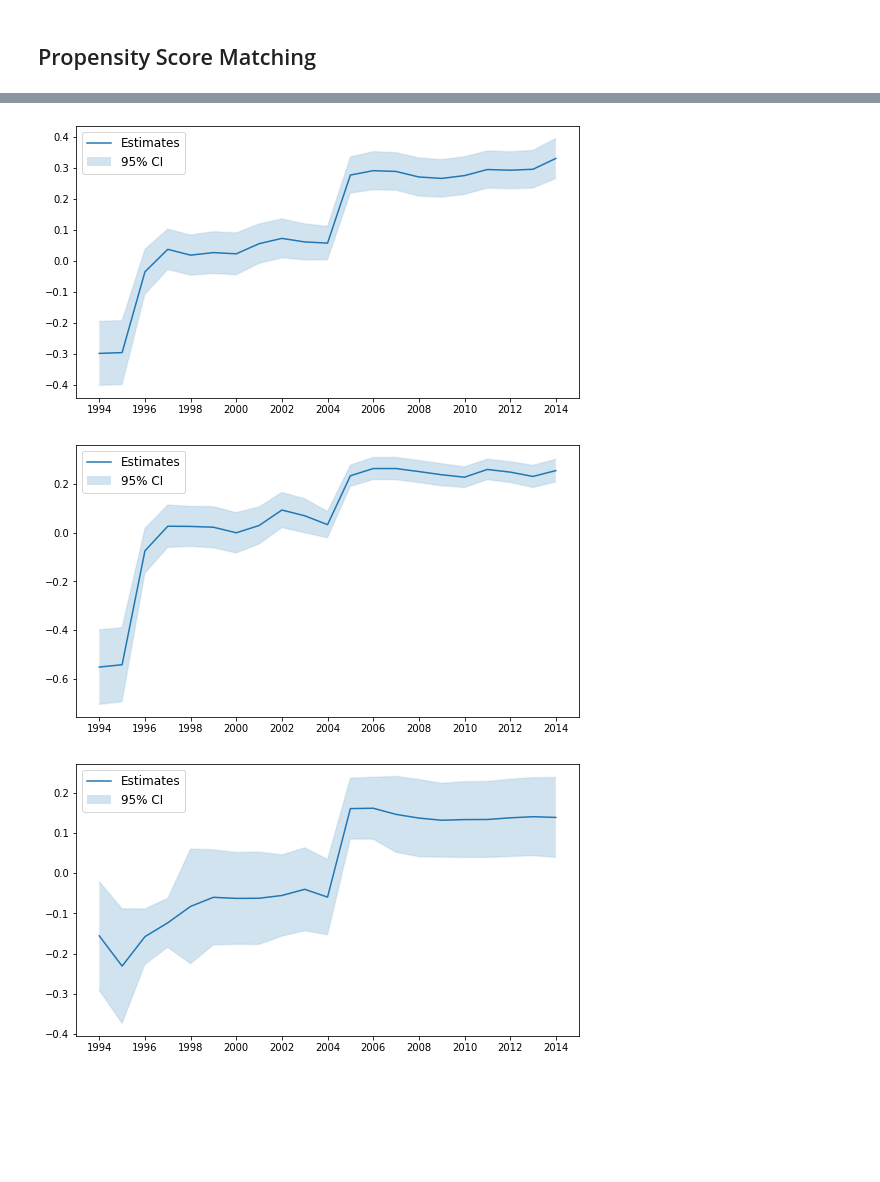
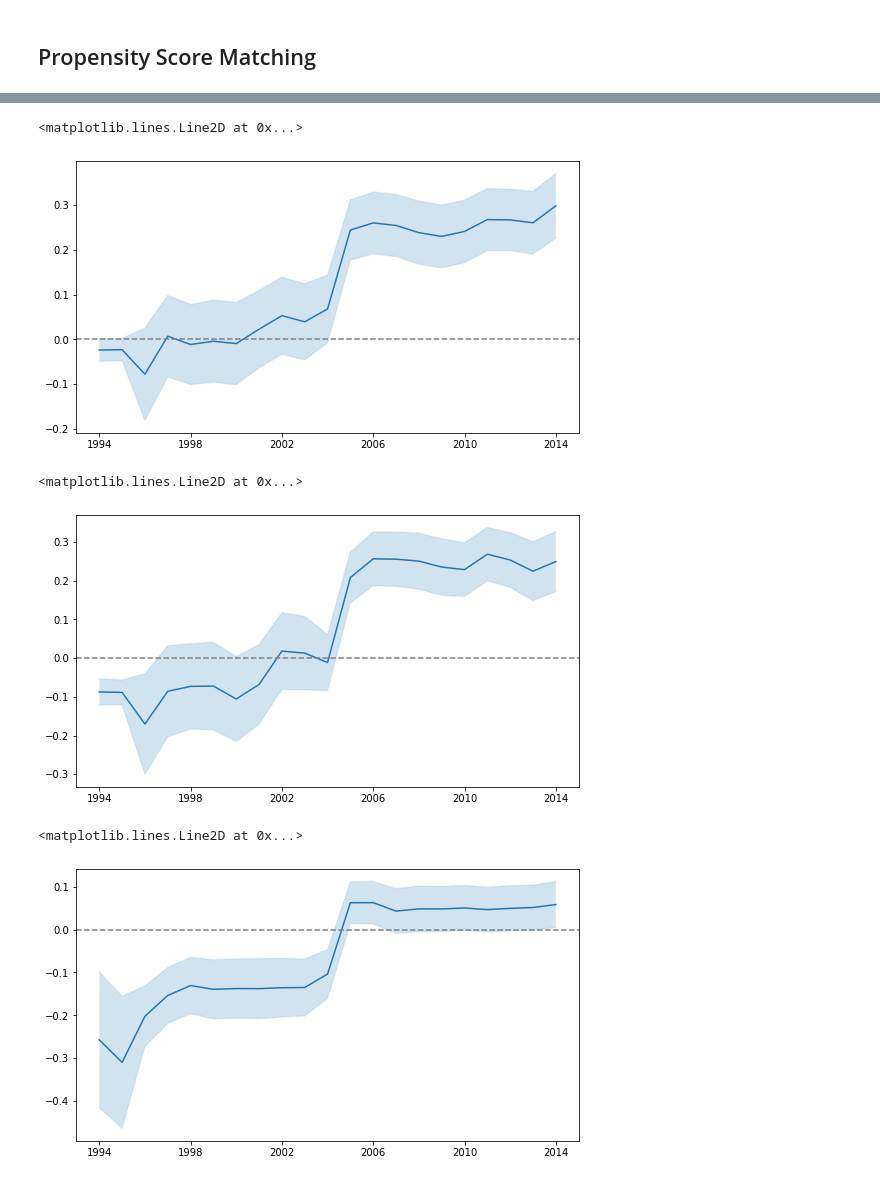
Before and after one commit to oooyiyangc/econ-honor-thesis, a Jupyter notebook: analysis/build/panel.ipynb, the cells around one changed output, grey strips where cells are left out. Drawn from its saved outputs; the diff is of its cells as text; code cells hidden in the pictures; blank space fills up the shorter version.

```diff
--- a/analysis/build/panel.ipynb
+++ b/analysis/build/panel.ipynb
@@ -86,0 +211,3 @@ data_change.head()
+# %%
+data_change = data_change[np.invert(data_change["GEOFIPS"].isin(outlier_geofips))]
+data_change.shape
@@ -320,7 +471,7 @@ plot_trend_over_time(y="INTEREST")
 from sklearn.linear_model import LogisticRegression
 from sklearn.neighbors import NearestNeighbors
 # %%
-def generate_df(data_change, population_featurized, cutoff=[0.2, 0.8]):
+def generate_df(data_change, population_featurized, cutoff=GLOBAL_CUTOFF):
     gini_ranking = np.array(data_change.groupby("GEOFIPS")["GINI"].mean().sort_values().index)
     high_gini_counties = gini_ranking[round(len(gini_ranking) * cutoff[1]):]
     low_gini_counties = gini_ranking[:round(len(gini_ranking) * cutoff[0])]
@@ -429,5 +590,5 @@ data_change_matched
 # %%
-def evaluate_psm(data_change_matched, y="AGI", cutoff=[0.5, 0.5], time_effects=True, entity_effects=True, show_result=True):
+def evaluate_psm(data_change_matched, y="AGI", time_effects=True, entity_effects=True, show_result=True):
     df_merged = data_change_matched.copy()
     aggregate_variable = "AGGREGATE_" + y
 #     df_merged["AGGREGATE_TAXABLE_TOTAL*HIGH_GINI"] = df_merged["AGGREGATE_TAXABLE_TOTAL"] * df_merged["HIGH_GINI"]
@@ -530,10 +754,10 @@ AGGREGATE_AGI*HIGH_GINI     0.3346     0.0173     19.358     0.0000      0.3007
 # %%
-def plot_trend_over_time_psm(y="AGI", interval=10, time_effects=True, entity_effects=True):
+def plot_trend_over_time_psm(y="AGI", interval=10, time_effects=True, entity_effects=True, ax=None):
     coeffs = []
     stds = []
     for year in range(1989, 2010):
         data_subset = data_change_matched[(data_change_matched["YEAR"] >= year) & (data_change_matched["YEAR"] <= year+10)]
-        coeff, std = evaluate_psm(data_subset, y=y, cutoff=[0.2, 0.8], time_effects=time_effects, entity_effects=entity_effects, show_result=False)
+        coeff, std = evaluate_psm(data_subset, y=y, time_effects=time_effects, entity_effects=entity_effects, show_result=False)
         coeffs.append(coeff)
         stds.append(std)
 
@@ -547,12 +771,13 @@ def plot_trend_over_time_psm(y="AGI", interval=10, time_effects=True, entity_eff
     upper = np.array(coeffs) + 1.96 * np.array(stds)
 
     # Draw plot with error band and extra formatting to match seaborn style
-    fig, ax = plt.subplots(figsize=(9,5))
+    if not ax:
+        fig, ax = plt.subplots(figsize=(9,5))
+
     ax.plot(x, np.array(coeffs), label="Estimates")
     ax.plot(x, lower, color='tab:blue', alpha=0.1)
     ax.plot(x, upper, color='tab:blue', alpha=0.1)
     ax.fill_between(x, lower, upper, alpha=0.2, label="95% CI")
-    ax.set_xticks(np.arange(1989+interval//2, 2020-interval+interval//2, 2))
+    ax.set_xticks(np.arange(1989+interval//2, 2020-interval+interval//2, 4))
 #     ax.set_xlabel('Year')
 #     ax.set_ylabel('Estimate')
-    plt.legend(fontsize=12);
@@ -559,14 +817,20 @@ def plot_trend_over_time_psm(y="AGI", interval=10, time_effects=True, entity_eff
 # %%
 plot_trend_over_time_psm()
+plt.axhline(y=0, color='grey', linestyle='dashed')
 # %% [output]
+<matplotlib.lines.Line2D at 0x...>
-[figure, old version]
+[figure, new version]
 # %%
 plot_trend_over_time_psm("WAGES_SALARIES")
+plt.axhline(y=0, color='grey', linestyle='dashed')
 # %% [output]
+<matplotlib.lines.Line2D at 0x...>
-[figure, old version]
+[figure, new version]
 # %%
 plot_trend_over_time_psm("DIVIDENDS")
+plt.axhline(y=0, color='grey', linestyle='dashed')
 # %% [output]
+<matplotlib.lines.Line2D at 0x...>
-[figure, old version]
+[figure, new version]
 # %%
 plot_trend_over_time_psm("INTEREST")
```
Also changed, not shown: parts of 43 cells of this notebook, 5 other files.
